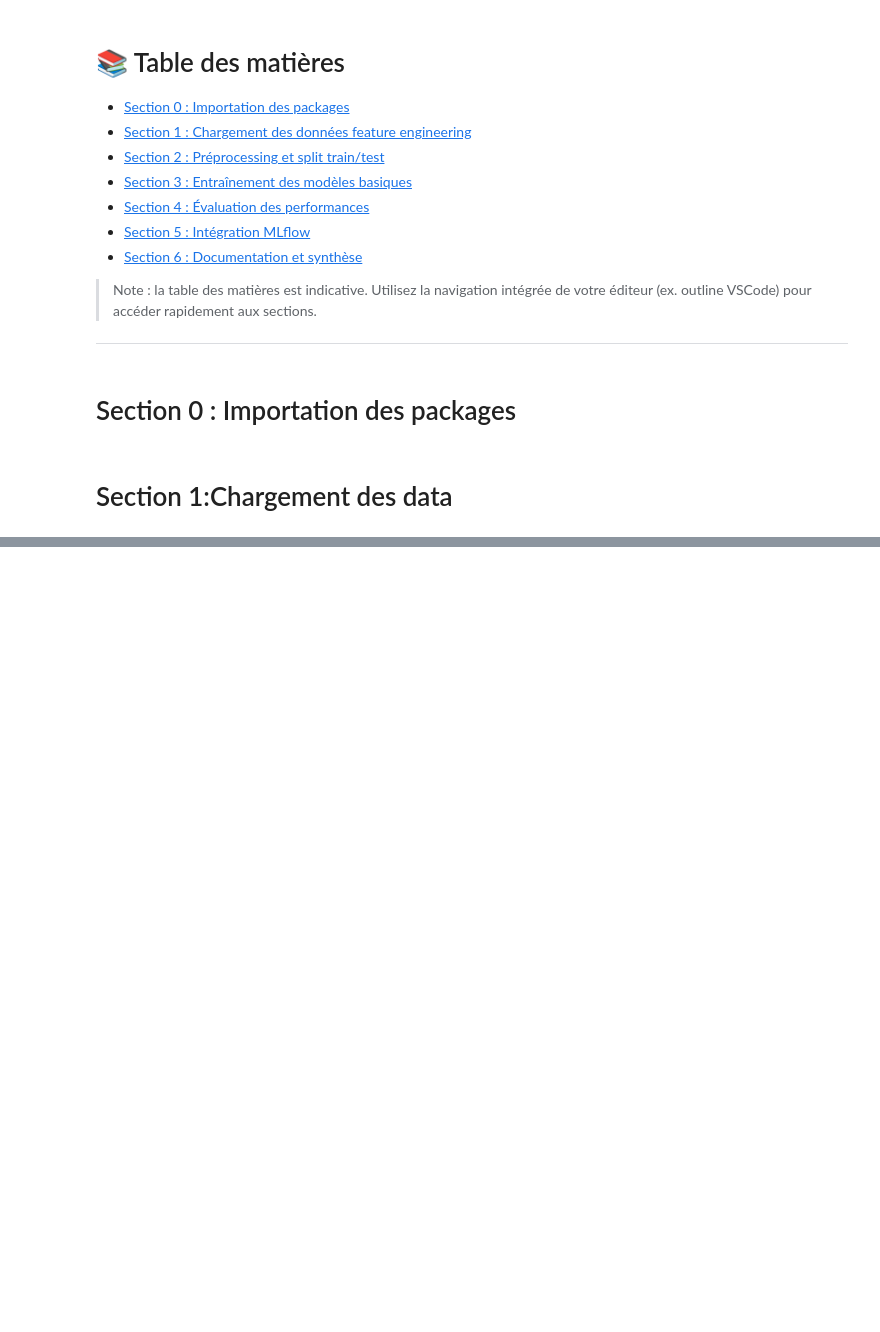
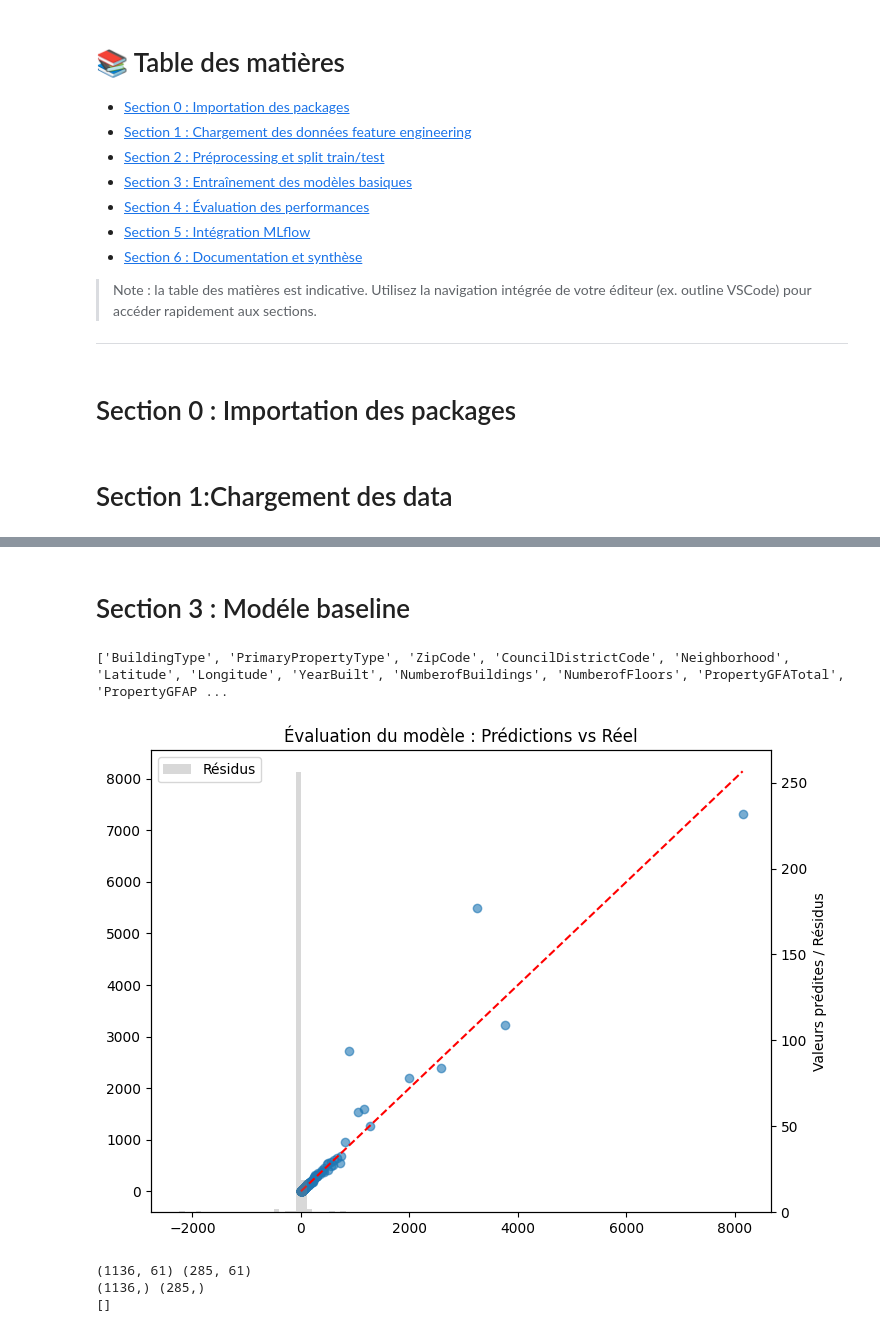
Before and after one commit to Ben10-som/ML-prediction-CO2, a Jupyter notebook: notebooks/06_modeling_pipeline.ipynb, the cells around one changed output, grey strips where cells are left out. Saved outputs shown, nothing was run; the diff lists cells and outputs as text; code cells hidden in the pictures; blank space fills up the shorter version.

```diff
--- a/notebooks/06_modeling_pipeline.ipynb
+++ b/notebooks/06_modeling_pipeline.ipynb
@@ -163,0 +242,6 @@ memory usage: 779.1+ KB
+# %% [markdown]
+# Section 3 : Modéle baseline
+# %%
+print(X_train_clean.columns.tolist())
+# %% [output]
+['BuildingType', 'PrimaryPropertyType', 'ZipCode', 'CouncilDistrictCode', 'Neighborhood', 'Latitude', 'Longitude', 'YearBuilt', 'NumberofBuildings', 'NumberofFloors', 'PropertyGFATotal', 'PropertyGFAP ...
@@ -163,0 +360,50 @@ memory usage: 779.1+ KB
+# %%
+
+# pipeline complet
+model = RandomForestRegressor(n_estimators=200, random_state=72, n_jobs=-1)
+ml_pipeline = Pipeline([
+    ("preproc", preprocessor),
+    ("model", model)
+])
+
+# fit / predict
+ml_pipeline.fit(X_train_clean, y_train)
+y_pred = ml_pipeline.predict(X_test_clean)
+# %%
+import matplotlib.pyplot as plt
+import numpy as np
+
+y_pred = ml_pipeline.predict(X_test_clean)
+
+# Calcul des résidus
+residuals = y_test - y_pred
+
+plt.figure(figsize=(8, 6))
+
+# Nuage y_test vs y_pred
+plt.scatter(y_test, y_pred, alpha=0.6, label="Prédictions")
+
+# Ligne parfaite
+min_val = min(y_test.min(), y_pred.min())
+max_val = max(y_test.max(), y_pred.max())
+plt.plot([min_val, max_val], [min_val, max_val], color='red', linestyle='--', label="y = y_pred")
+
+# Histogramme des résidus sur l’axe secondaire
+plt.twinx()
+plt.hist(residuals, bins=30, color='gray', alpha=0.3, label="Résidus")
+
+plt.xlabel("Valeurs réelles")
+plt.ylabel("Valeurs prédites / Résidus")
+plt.title("Évaluation du modèle : Prédictions vs Réel")
+plt.legend(loc='upper left')
+plt.show()
+# %% [output]
+[figure, added]
+# %%
+print(X_train_clean.shape, X_test_clean.shape)
+print(y_train.shape, y_test.shape)
+print(np.intersect1d(X_train_clean.index, X_test_clean.index))
+# %% [output]
+(1136, 61) (285, 61)
+(1136,) (285,)
+[]
```
Also changed, not shown: parts of 16 cells of this notebook, 9 other files.
